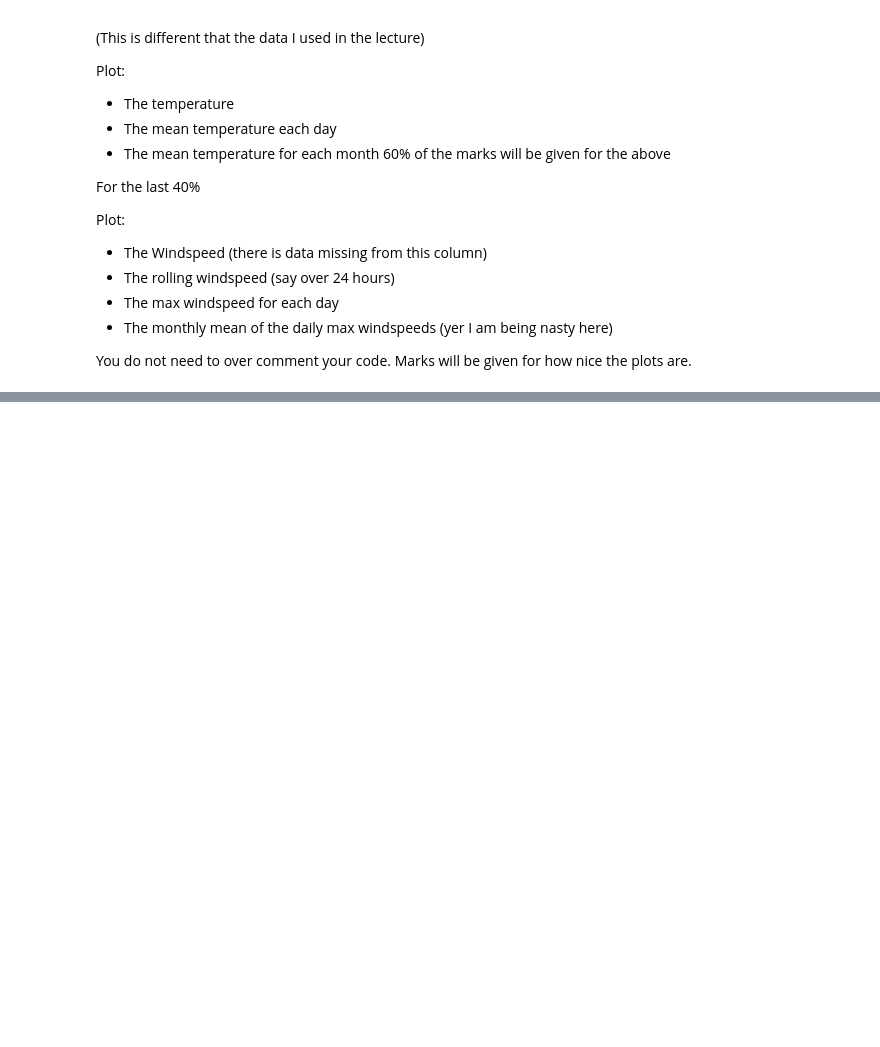
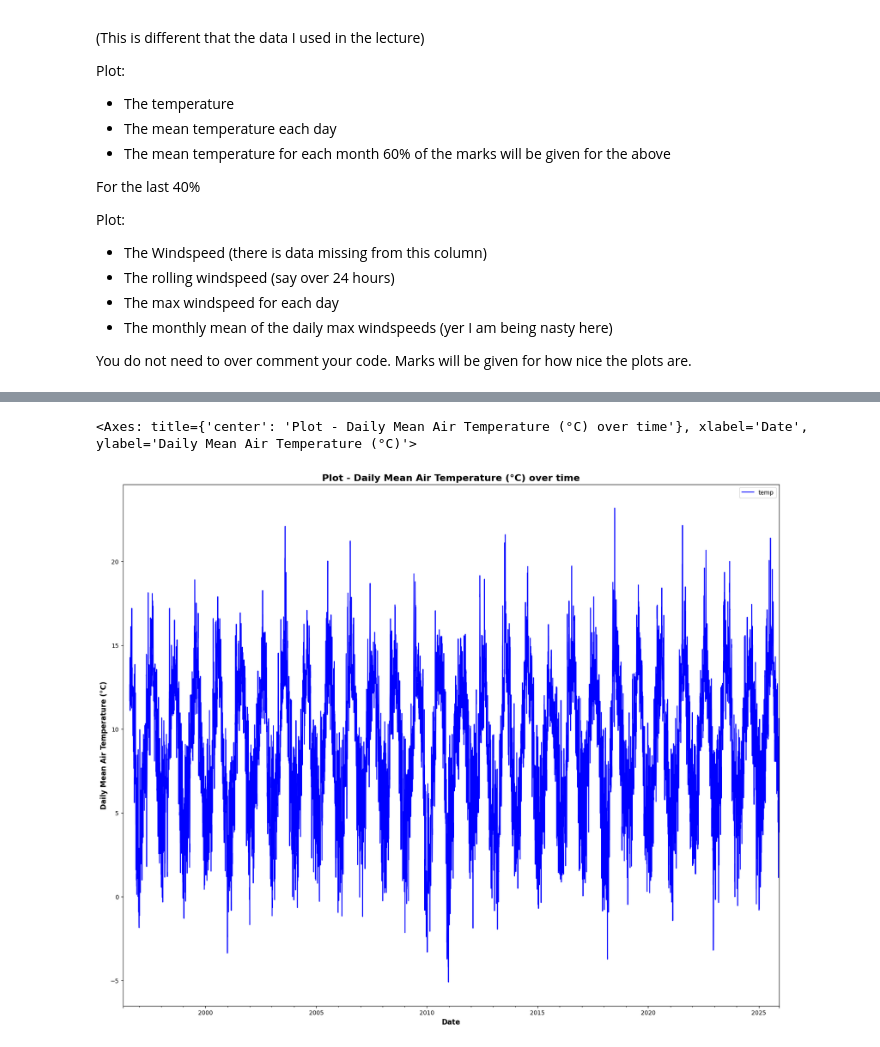
Before and after one commit to Hugo-van-Zyl/programming-for-data-analytics, a Jupyter notebook: Practical Assignments/assignment_6_Weather.ipynb, the cells around one changed output, grey strips where cells are left out. Saved outputs shown, nothing was run; the diff lists cells and outputs as text; code cells hidden in the pictures; blank space fills up the shorter version.

```diff
--- a/Practical Assignments/assignment_6_Weather.ipynb
+++ b/Practical Assignments/assignment_6_Weather.ipynb
@@ -54,0 +60,17 @@ weather_stats
+# %%
+# PLOT 2: Mean temperature each day
+temp_statsind = temp_stats.set_index('date') # I must indicate the date column as index that I can use resample later
+daily_tempmean = temp_statsind.resample('D').mean() # get the daily mean temperature requested
+daily_tempmean = daily_tempmean.reset_index() # reset the index to get columns in line again (otherwise I wont be able to access column data later)
+# display(daily_tempmean) # check if correct format now
+
+# Take data and create new plot
+dtemp_meanplot = daily_tempmean.plot.line(x='date', y='temp', figsize=(20,16), color='blue') # use as code as task above
+dtemp_meanplot.set_title('Plot - Daily Mean Air Temperature (°C) over time', fontsize=16, weight='bold') # use as code as task abov
+dtemp_meanplot.set_ylabel('Daily Mean Air Temperature (°C)', fontsize=12, weight='bold') # use as code as task abov
+dtemp_meanplot.set_xlabel('Date', fontsize=12, weight='bold') # use as code as task abov
+
+display(dtemp_meanplot) # Show plot
+# %% [output]
+<Axes: title={'center': 'Plot - Daily Mean Air Temperature (°C) over time'}, xlabel='Date', ylabel='Daily Mean Air Temperature (°C)'>
+[figure, added]
```
Also changed, not shown: parts of 3 cells of this notebook.
